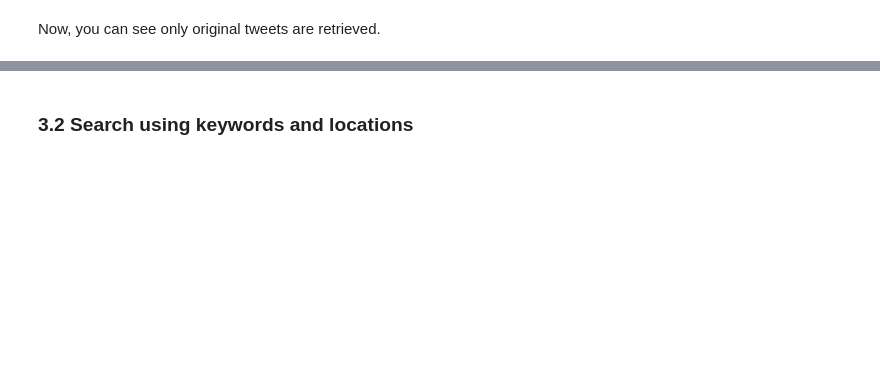
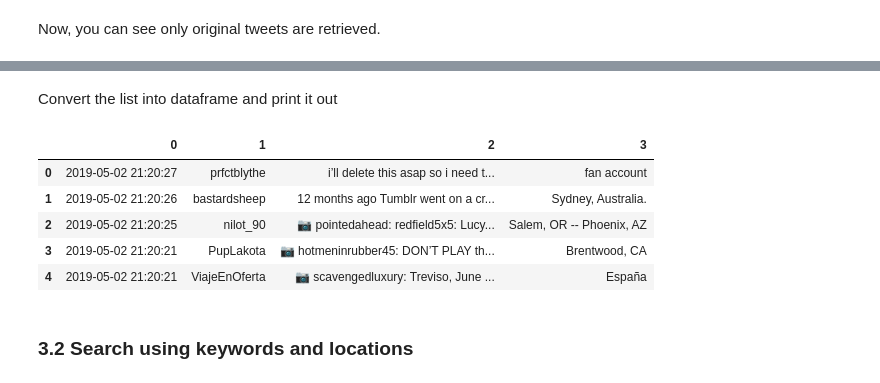
Before and after one commit to qiang-yi/GEOG389, a Jupyter notebook: Jupyter/twitter_workshop.ipynb, the cells around one changed output, grey strips where cells are left out. Saved outputs shown, nothing was run; the diff lists cells and outputs as text; code cells hidden in the pictures; blank space fills up the shorter version.

```diff
--- a/Jupyter/twitter_workshop.ipynb
+++ b/Jupyter/twitter_workshop.ipynb
@@ -160,9 +268,11 @@ new_search
 # %% [markdown]
 Now, you can see only original tweets are retrieved.
 # %%
+# Use a cursor to retrieve 5 tweets (most recent sample) using the keywords.
 tweets = tweepy.Cursor(api.search,
                        q=new_search,
                        lang="en",
                        since=date_since).items(5)
 
-[tweet.text for tweet in tweets]
+# store the retrieved tweets in a list
+tweets_ls = [[tweet.created_at, tweet.user.screen_name, tweet.text,  tweet.user.location] for tweet in tweets]
@@ -179,3 +304,15 @@ tweet_text
+# %% [markdown]
+Convert the list into dataframe and print it out
+# %%
+tweets_df = pd.DataFrame(tweets_ls)
+tweets_df
+# %% [output]
+|  | 0 | 1 | 2 | 3 |
+| 0 | 2019-05-02 21:20:27 | prfctblythe | i’ll delete this asap so i need t... | fan account |
+| 1 | 2019-05-02 21:20:26 | bastardsheep | 12 months ago Tumblr went on a cr... | Sydney, Australia. |
+| 2 | 2019-05-02 21:20:25 | nilot_90 | 📷 pointedahead: redfield5x5: Lucy... | Salem, OR -- Phoenix, AZ |
+| 3 | 2019-05-02 21:20:21 | PupLakota | 📷 hotmeninrubber45: DON’T PLAY th... | Brentwood, CA |
+| 4 | 2019-05-02 21:20:21 | ViajeEnOferta | 📷 scavengedluxury: Treviso, June ... | España |
 # %% [markdown]
 ### 3.2 Search using keywords and locations
 # %% [markdown]
```
Also changed, not shown: parts of 56 cells of this notebook.
